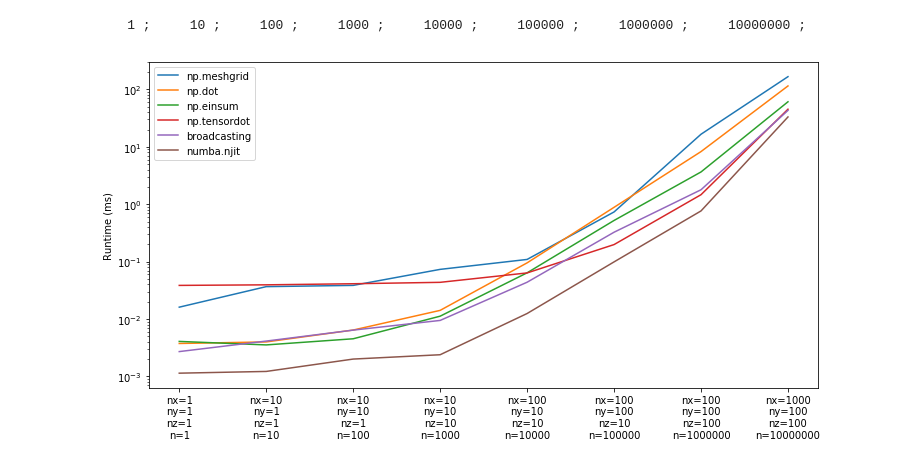
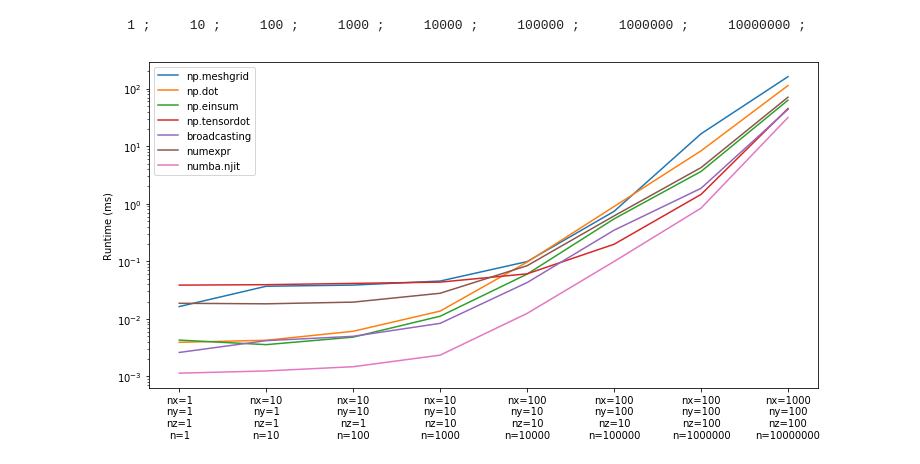
Before and after one commit to prisae/tmp-share, a Jupyter notebook: multiply_volume.ipynb, the cells around one changed output. Cells and saved outputs as stored; diff of their text form; code cells hidden in the pictures.

Commit message:
Add numexpr

```diff
--- a/multiply_volume.ipynb
+++ b/multiply_volume.ipynb
@@ -35,21 +37,34 @@ def multiply_volume_meshgrid(x, dx, dy, dz):
     DX, DY, DZ = np.meshgrid(dx, dy, dz, indexing='ij')
     return x*DX*DY*DZ
 
+
 def multiply_volume_dot(x, dx, dy, dz):
     """Multiply all voxels `dx x dy x dz` with a constant value x."""
     return np.dot(np.dot(x*dx[:, None], dy[None, :])[:, :, None], dz[None, :])
+
 
 def multiply_volume_tensordot(x, dx, dy, dz):
     """Multiply all voxels `dx x dy x dz` with a constant value x."""
     return np.tensordot(np.tensordot(x*dx, dy, 0), dz, 0)
 
+
 def multiply_volume_einsum(x, dx, dy, dz):
     """Multiply all voxels `dx x dy x dz` with a constant value x."""
     return np.einsum('i,j,k->ijk', x*dx, dy, dz)
 
+
 def multiply_volume_broadcasting(x, dx, dy, dz):
     """Multiply all voxels `dx x dy x dz` with a constant value x."""
     return x * dx[:, None, None] * dy[None, :, None] * dz[None, None, :]
+
+
+def multiply_volume_numexpr(x, dx, dy, dz):
+    """Multiply all voxels `dx x dy x dz` with a constant value x."""
+    bdx = dx[:, None, None]
+    bdy = dy[None, :, None]
+    bdz = dz[None, None, :]
+    return numexpr.evaluate("x * bdx * bdy * bdz")
+
 
 @numba.njit
 def multiply_volume_numba(x, dx, dy, dz):
@@ -142,7 +165,7 @@ nz = [1, 1, 1, 10, 10, 10, 100, 100]
 nxyz = np.array(nx)*np.array(ny)*np.array(nz)
 s = 3.5
 
-out = {'mg': [], 'dt': [], 'es': [], 'td': [], 'bc': [], 'nb': []}
+out = {'mg': [], 'dt': [], 'ne': [], 'es': [], 'bc': [], 'td': [], 'nb': []}
 for i in range(len(nx)):
     dx = np.random.rand(nx[i])
     dy = np.random.rand(ny[i])
@@ -151,6 +174,7 @@ for i in range(len(nx)):
     print('   ', n, '; ', end='')
     out_mg = %timeit -o -q multiply_volume_meshgrid(x, dx, dy, dz)
     out_dt = %timeit -o -q multiply_volume_dot(x, dx, dy, dz)
+    out_ne = %timeit -o -q multiply_volume_numexpr(x, dx, dy, dz)
     out_es = %timeit -o -q multiply_volume_einsum(x, dx, dy, dz)
     out_td = %timeit -o -q multiply_volume_tensordot(x, dx, dy, dz)
     out_bc = %timeit -o -q multiply_volume_broadcasting(x, dx, dy, dz)
@@ -158,28 +182,30 @@ for i in range(len(nx)):
     # Store in ms
     out['mg'].append(1000*out_mg.best)
     out['dt'].append(1000*out_dt.best)
+    out['ne'].append(1000*out_ne.best)
     out['es'].append(1000*out_es.best)
+    out['bc'].append(1000*out_bc.best)
     out['td'].append(1000*out_td.best)
-    out['bc'].append(1000*out_bc.best)
     out['nb'].append(1000*out_nb.best)
 # %% [output]
     1 ;     10 ;     100 ;     1000 ;     10000 ;     100000 ;     1000000 ;     10000000 ;
 # %%
 plt.figure(figsize=(12,6))
 plt.plot(out['mg'], label='np.meshgrid')
 plt.plot(out['dt'], label='np.dot')
 plt.plot(out['es'], label='np.einsum')
 plt.plot(out['td'], label='np.tensordot')
 plt.plot(out['bc'], label='broadcasting')
+plt.plot(out['ne'], label='numexpr')
 plt.plot(out['nb'], label='numba.njit')
 plt.yscale('log')
 plt.legend()
 
 label = []
 for i in range(len(nx)):
     label.append('nx='+str(nx[i])+'\nny='+str(ny[i])+'\nnz='+str(nz[i])+'\nn='+str(nxyz[i])+'')
 plt.xticks(np.arange(len(nx)), label)
 plt.ylabel('Runtime (ms)')
 plt.show()
 # %% [output]
-[figure, old version]
+[figure, new version]
```
Also changed, not shown: parts of 5 cells of this notebook.
